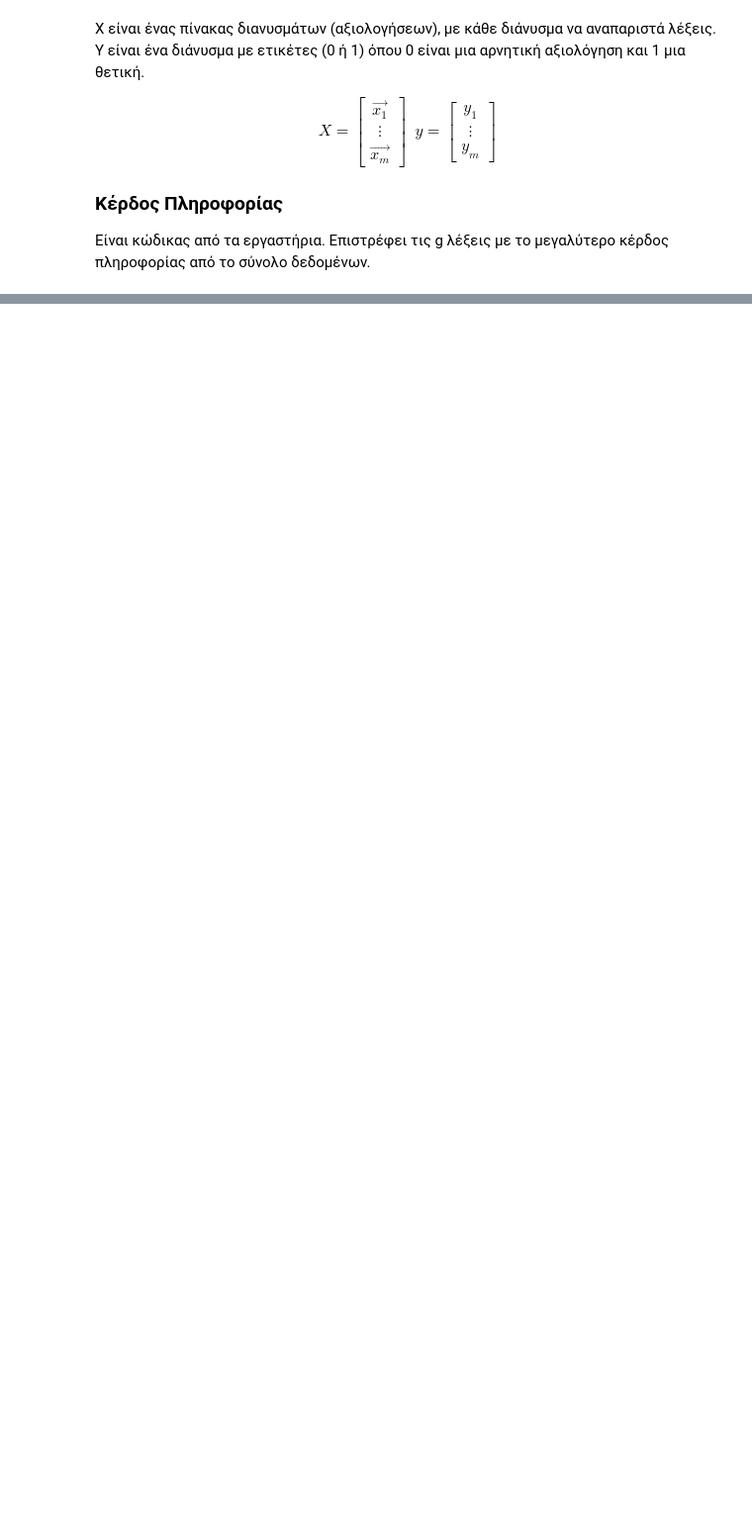
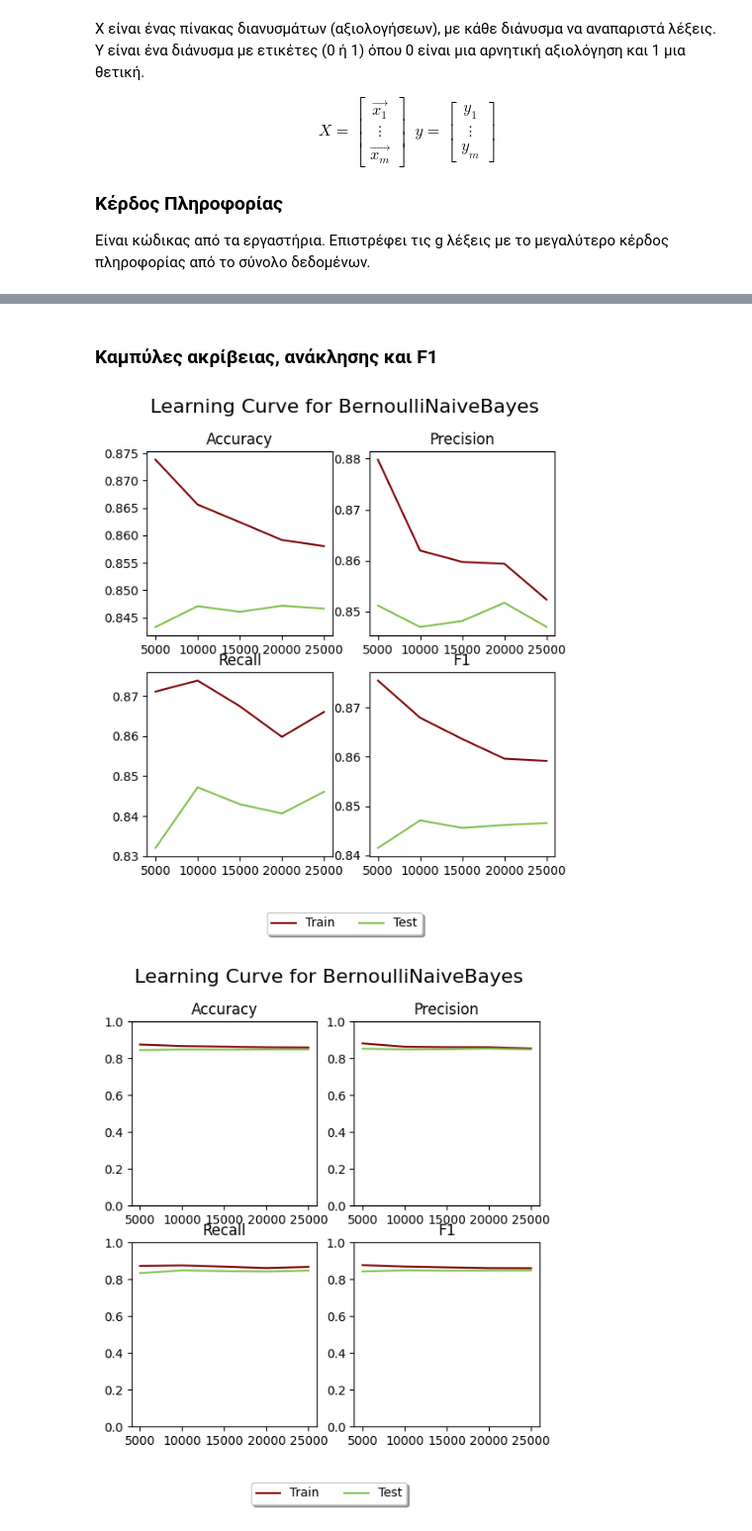
Before and after one commit to MariaSchoinaki/Imdb-classification-ML, a Jupyter notebook: src/naive_bayes.ipynb, the cells around one changed output, grey strips where cells are left out. Shown: that part at 99% size. Saved outputs shown, nothing was run; the diff lists cells and outputs as text; code cells hidden in the pictures; blank space fills up the shorter version.

```diff
--- a/src/naive_bayes.ipynb
+++ b/src/naive_bayes.ipynb
@@ -165 +167,9 @@ plot_learning_curve(data)
+# %% [markdown]
+### Καμπύλες ακρίβειας, ανάκλησης και F1
+# %%
+classification_plots(data)
+r = classification_plots(data, True)
+# %% [output]
+[figure, added]
+[figure, added]
 # %% [markdown]
```
Also changed, not shown: parts of 16 cells of this notebook.
